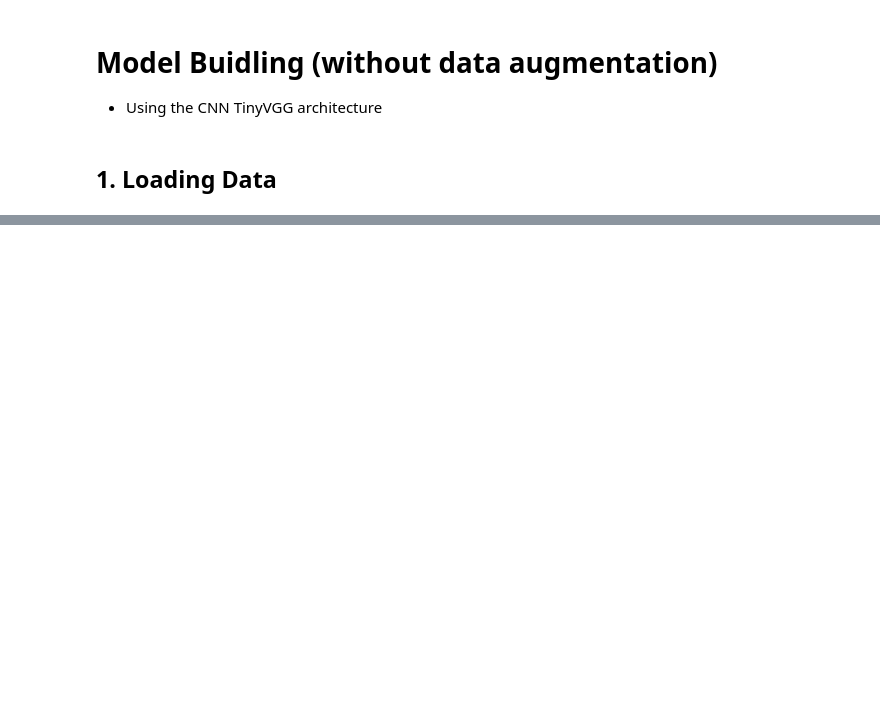
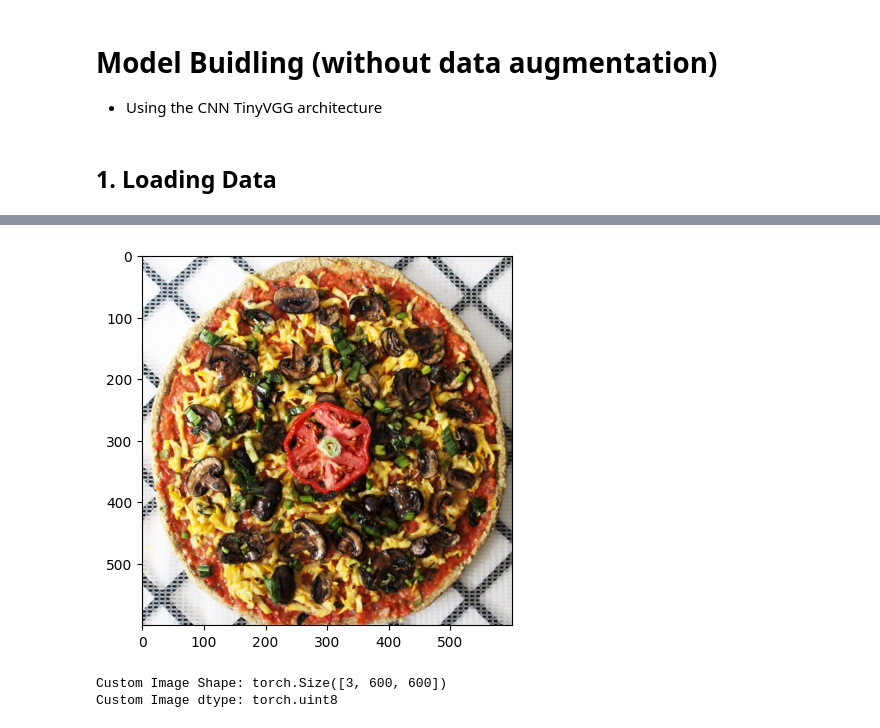
Before and after one commit to Naga-SDonepudi/PyTorch_HandsOn, a Jupyter notebook: 5_custom_datasets_pytorch.ipynb, the cells around one changed output, grey strips where cells are left out. Drawn from its saved outputs; the diff is of its cells as text; code cells hidden in the pictures; blank space fills up the shorter version.

```diff
--- a/5_custom_datasets_pytorch.ipynb
+++ b/5_custom_datasets_pytorch.ipynb
@@ -497,0 +964,12 @@ TinyVGG(
+# %%
+import requests
+
+custom_img_path = data_path / "pizz.jpg"
+
+if not custom_img_path.is_file():
+  with open(custom_img_path, "wb") as f:
+    request = requests.get("https://raw.githubusercontent.com/Naga-SDonepudi/PyTorch_HandsOn/refs/heads/main/pizz.jpg.jpg")
+    print(f"Downloading and saving the {custom_img_path}")
+    f.write(request.content)
+else:
+  print(f"{custom_img_path} is already there")
@@ -497,0 +980,6 @@ TinyVGG(
+# %%
+import torchvision
+
+# Using read_image function from torchvision
+custom_image = torchvision.io.read_image(custom_img_path)
+custom_image
@@ -497,0 +1004,11 @@ TinyVGG(
+# %%
+plt.imshow(custom_image.permute(1, 2, 0))
+plt.show()
+# %% [output]
+[figure, added]
+# %%
+print(f"Custom Image Shape: {custom_image.shape}")
+print(f"Custom Image dtype: {custom_image.dtype}")
+# %% [output]
+Custom Image Shape: torch.Size([3, 600, 600])
+Custom Image dtype: torch.uint8
```
Also changed, not shown: parts of 51 cells of this notebook.
